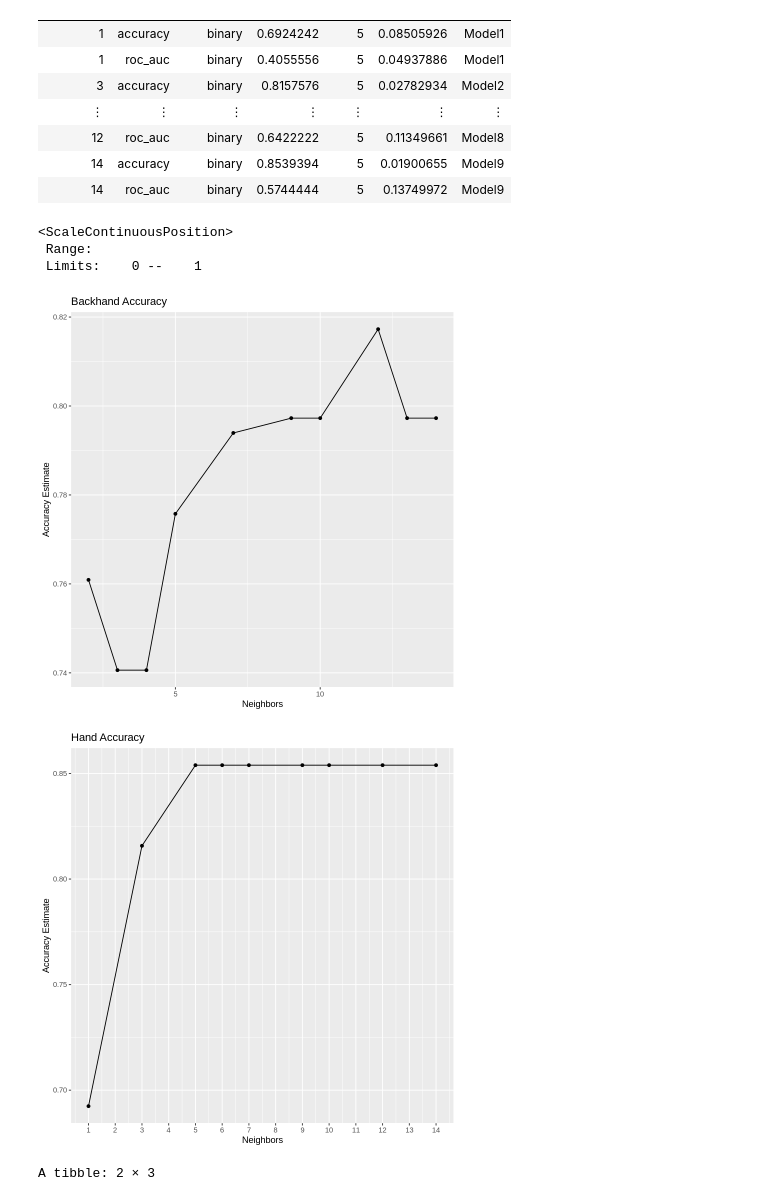
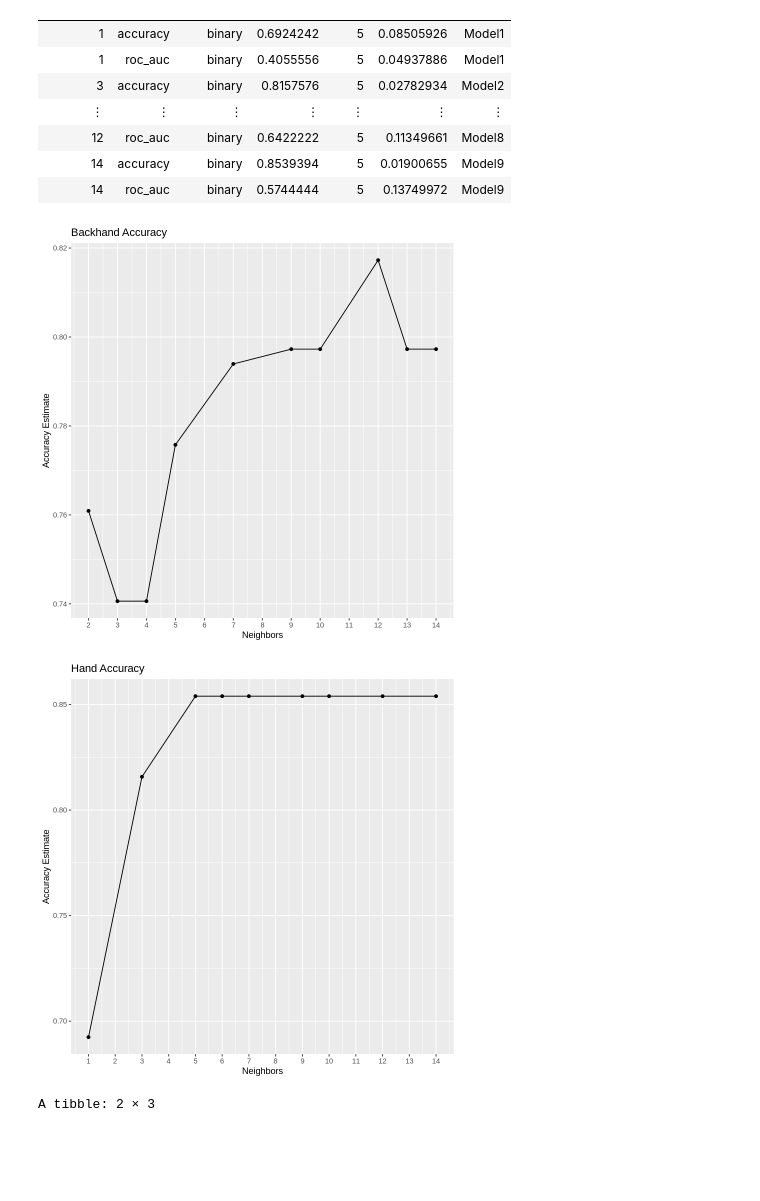
Before and after one commit to J4mesAcastor/group5_player_stats, a Jupyter notebook: Report.ipynb, the cells around one changed output. Saved outputs shown, nothing was run; the diff lists cells and outputs as text; code cells hidden in the pictures; blank space fills up the shorter version.

```diff
--- a/Report.ipynb
+++ b/Report.ipynb
@@ -163,32 +184,29 @@ A tibble: 18 × 7
 # %%
 set.seed(1234) # DO NOT REMOVE
 # plotting accuracies vs value of k for backhand and dominate hand
 accuracies <- backhand_results %>%
   filter(.metric == "accuracy")
 
 backhand_accuracy_vs_k <-ggplot(accuracies,aes(x = neighbors, y = mean)) +
   geom_point()+
   geom_line()+
   labs(x = "Neighbors", y = "Accuracy Estimate") +
-  ggtitle("Backhand Accuracy")
+  ggtitle("Backhand Accuracy") +
   scale_x_continuous(breaks = seq(1, 14, by = 1))
 backhand_accuracy_vs_k
 
 accuracies <- hand_results %>%
   filter(.metric == "accuracy")
 
 hand_accuracy_vs_k <-ggplot(accuracies,aes(x = neighbors, y = mean)) +
   geom_point()+
   geom_line()+
   labs(x = "Neighbors", y = "Accuracy Estimate") +
   ggtitle("Hand Accuracy") +
   scale_x_continuous(breaks = seq(1, 14, by = 1))
 hand_accuracy_vs_k
 # %% [output]
-<ScaleContinuousPosition>
- Range:
- Limits:    0 --    1
-[figure, old version]
+[figure, new version]
 [figure]
 # %%
 set.seed(1234) # DO NOT REMOVE
```
Also changed, not shown: parts of 1 cell of this notebook.
